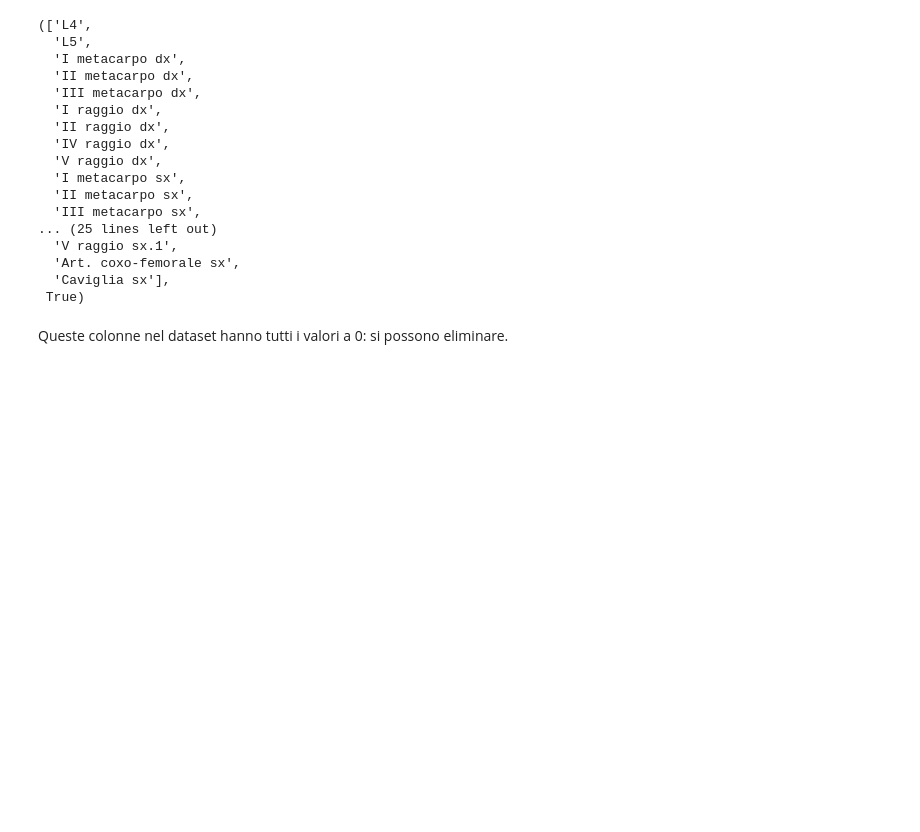
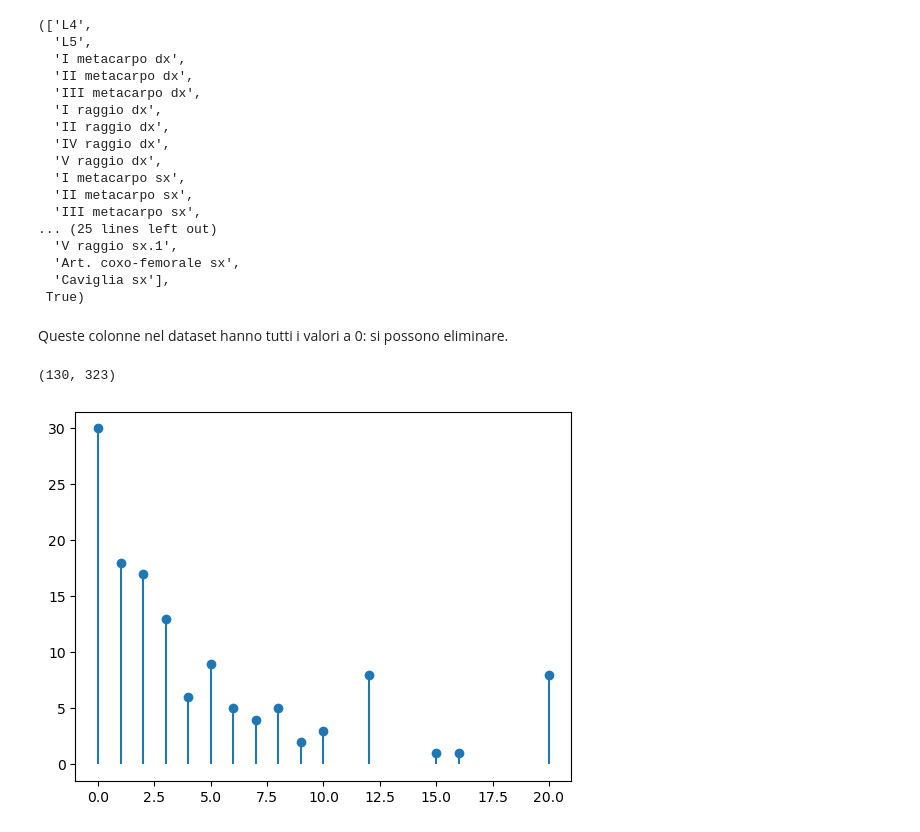
Before and after one commit to chrfum/one-class_classifier, a Jupyter notebook: run-over_classifier/codes/run-over.ipynb, the cells around one changed output. Saved outputs shown, nothing was run; the diff lists cells and outputs as text; code cells hidden in the pictures; blank space fills up the shorter version.

Commit message:
aggiunte funzioni per visualizzazione relazioni features

```diff
--- a/run-over_classifier/codes/run-over.ipynb
+++ b/run-over_classifier/codes/run-over.ipynb
@@ -159,3 +159,23 @@ zero_columns(X)
  True)
 # %% [markdown]
 Queste colonne nel dataset hanno tutti i valori a 0: si possono eliminare.
+# %%
+cols_to_drop, ok = zero_columns(X)
+X = X.drop(columns=cols_to_drop)
+X.shape
+# %% [output]
+(130, 323)
+# %%
+def freq_vlines(X, col):
+    freq = pd.crosstab(index=X[col],
+                    columns=['Frequenza'],
+                    colnames=[''])
+    idx = freq.index.tolist()
+
+    plt.vlines(idx, 0, freq)
+    plt.plot(idx, freq, 'o')
+    plt.show()
+
+freq_vlines(X, 'Tot Testa')
+# %% [output]
+[figure, added]
```
Also changed, not shown: parts of 6 cells of this notebook.
